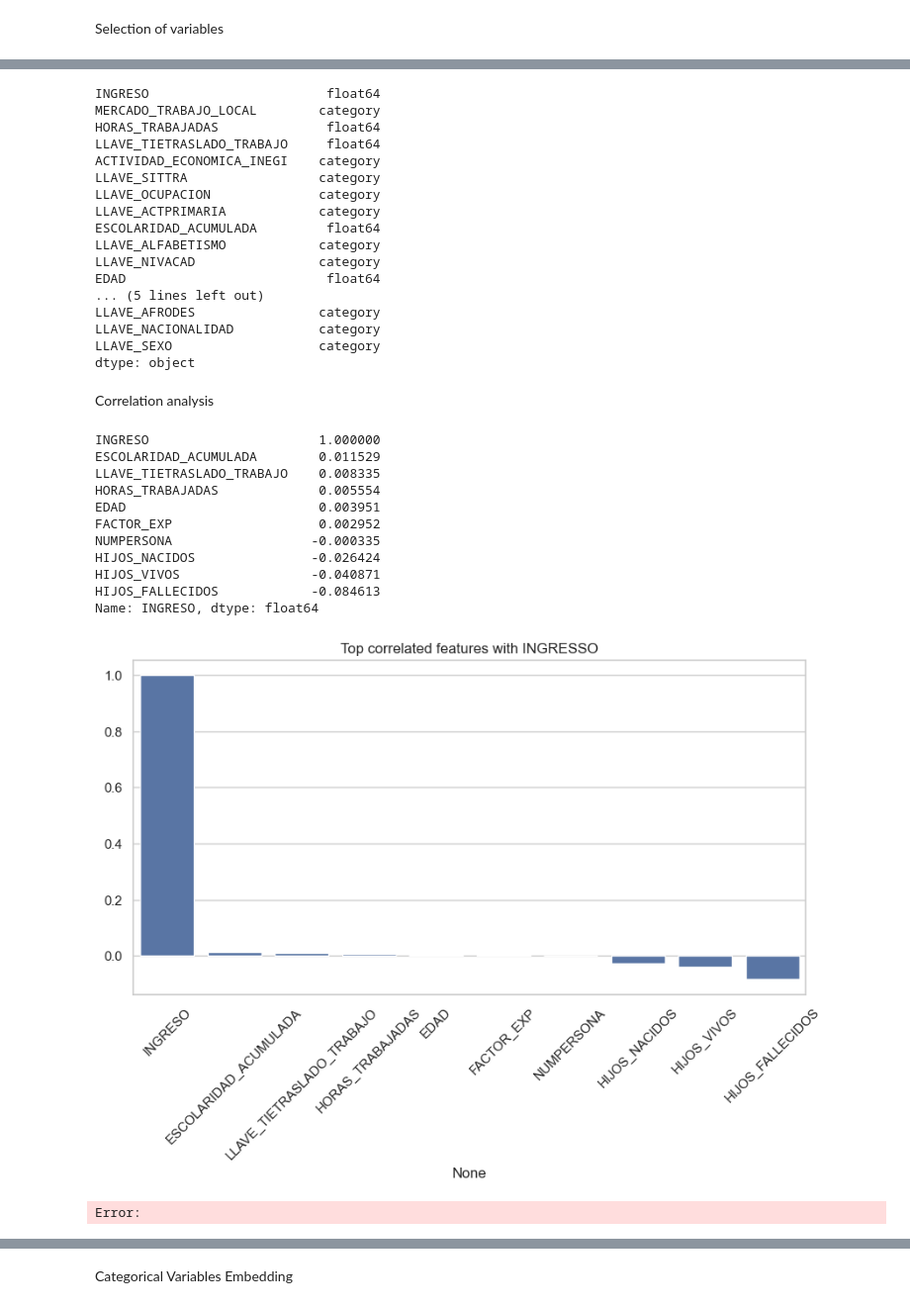
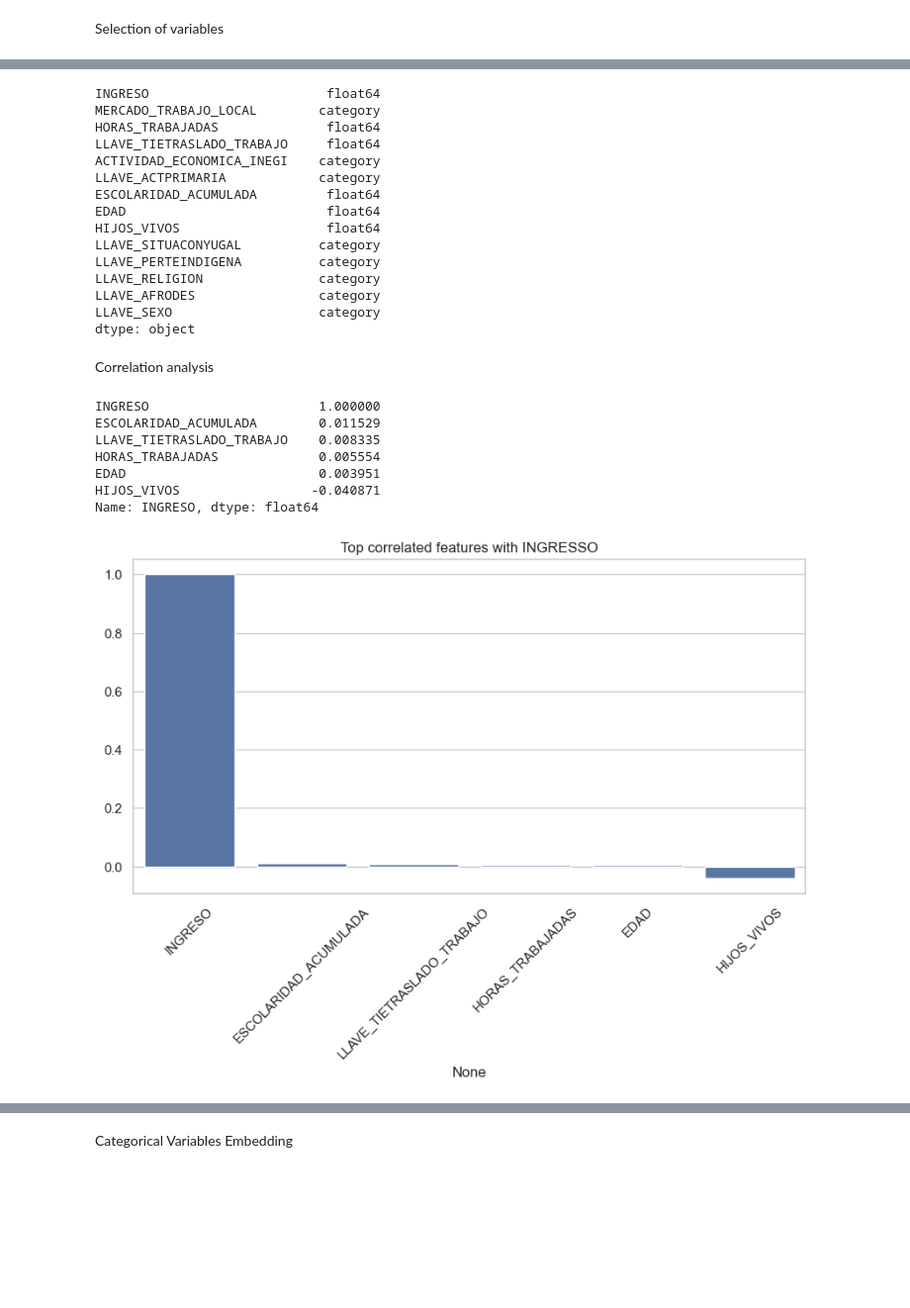
Before and after one commit to AnahiRM/Project-IncomeDeterminantsMexico, a Jupyter notebook: code/02_analysis.ipynb, the cells around one changed output, grey strips where cells are left out. Shown at 99% size. Cells and saved outputs as stored; diff of their text form; code cells hidden in the pictures; blank space fills up the shorter version.

```diff
--- a/code/02_analysis.ipynb
+++ b/code/02_analysis.ipynb
@@ -137,28 +149,22 @@ work_characteristics = [
     'HORAS_TRABAJADAS',           # Working hours
     'LLAVE_TIETRASLADO_TRABAJO',  # Commute time to work
     'ACTIVIDAD_ECONOMICA_INEGI',  # Economic sector
-    'LLAVE_SITTRA',               # Job position
-    'LLAVE_OCUPACION',            # Occupation
     'LLAVE_ACTPRIMARIA'           # Primary activity
 ]
 
 # 🎓 Education
 education_variables = [
     'ESCOLARIDAD_ACUMULADA',      # Accumulated schooling
-    'LLAVE_ALFABETISMO',          # Literacy
-    'LLAVE_NIVACAD'               # Academic level
 ]
 
 # 🧍 Sociodemographic Characteristics
 sociodemographic_variables = [
     'EDAD',                       # Age
+    'HIJOS_VIVOS',                 # Number of living children
     'LLAVE_SITUACONYUGAL',        # Marital status
-    'LLAVE_CAUSAMIGRACION',       # Reason for migration
     'LLAVE_PERTEINDIGENA',        # Indigenous identity
-    'LLAVE_HESPANOL',             # Speaks Spanish
     'LLAVE_RELIGION',             # Religion
     'LLAVE_AFRODES',              # Afrodescendant identity
-    'LLAVE_NACIONALIDAD',         # Nationality
     'LLAVE_SEXO'                  # Sex
 ]
 
@@ -193,47 +199,40 @@ MERCADO_TRABAJO_LOCAL        category
 HORAS_TRABAJADAS              float64
 LLAVE_TIETRASLADO_TRABAJO     float64
 ACTIVIDAD_ECONOMICA_INEGI    category
-LLAVE_SITTRA                 category
-LLAVE_OCUPACION              category
 LLAVE_ACTPRIMARIA            category
 ESCOLARIDAD_ACUMULADA         float64
-LLAVE_ALFABETISMO            category
-LLAVE_NIVACAD                category
 EDAD                          float64
-... (5 lines left out)
+HIJOS_VIVOS                   float64
+LLAVE_SITUACONYUGAL          category
+LLAVE_PERTEINDIGENA          category
+LLAVE_RELIGION               category
 LLAVE_AFRODES                category
-LLAVE_NACIONALIDAD           category
 LLAVE_SEXO                   category
 dtype: object
 # %% [markdown]
 Correlation analysis
 # %%
 # Select only numerical columns
-num_vars = df.select_dtypes(include=['int64', 'float64'])
+num_vars = df_selected.select_dtypes(include=['int64', 'float64'])
 
 # Compute correlation with the target variable
 correlations = num_vars.corr()['INGRESO'].sort_values(ascending=False)
 
 # Display top correlations
 print(correlations)
 
 # Plot top 10 correlated features
 plt.figure(figsize=(10, 5))
 sns.barplot(x=correlations.index[:10], y=correlations.values[:10])
 plt.xticks(rotation=45)
 plt.title("Top correlated features with INGRESSO")
 plt.show()
 # %% [output]
 INGRESO                      1.000000
 ESCOLARIDAD_ACUMULADA        0.011529
 LLAVE_TIETRASLADO_TRABAJO    0.008335
 HORAS_TRABAJADAS             0.005554
 EDAD                         0.003951
-FACTOR_EXP                   0.002952
-NUMPERSONA                  -0.000335
-HIJOS_NACIDOS               -0.026424
 HIJOS_VIVOS                 -0.040871
-HIJOS_FALLECIDOS            -0.084613
 Name: INGRESO, dtype: float64
-[figure, old version]
+[figure, new version]
-Error:
```
Also changed, not shown: parts of 6 cells of this notebook, 1 other file.
